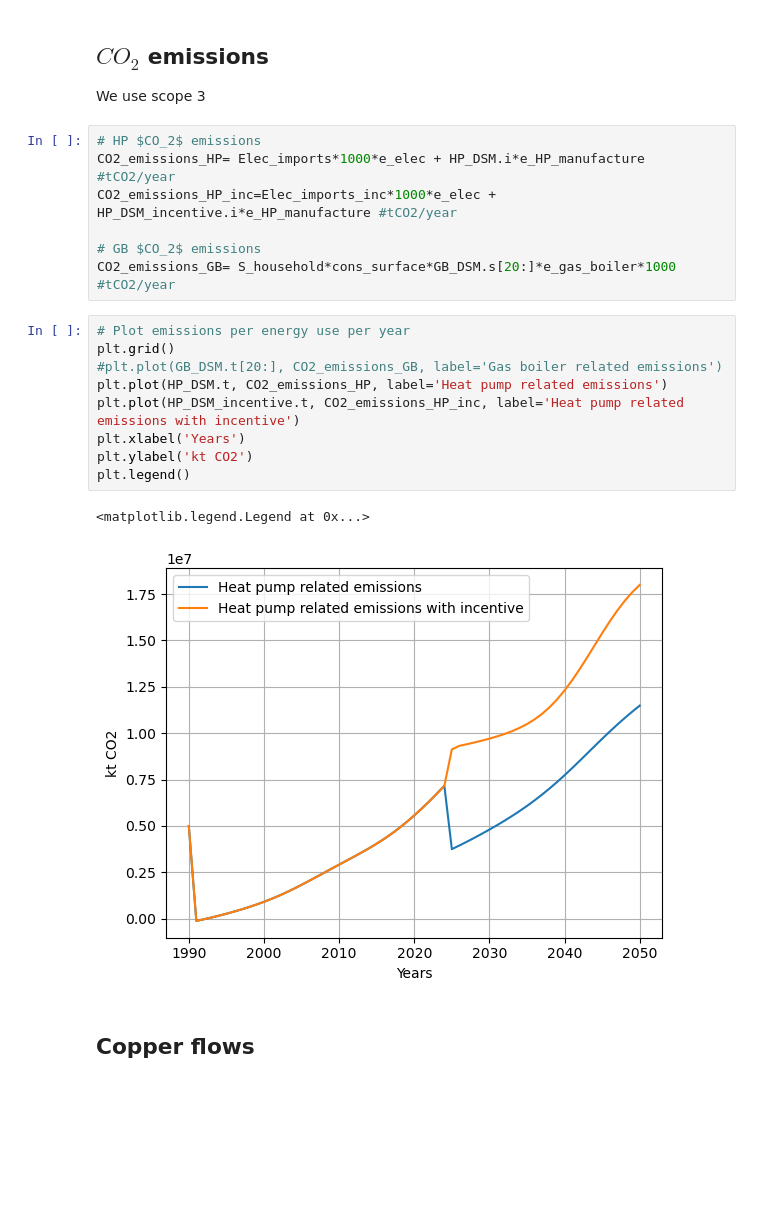
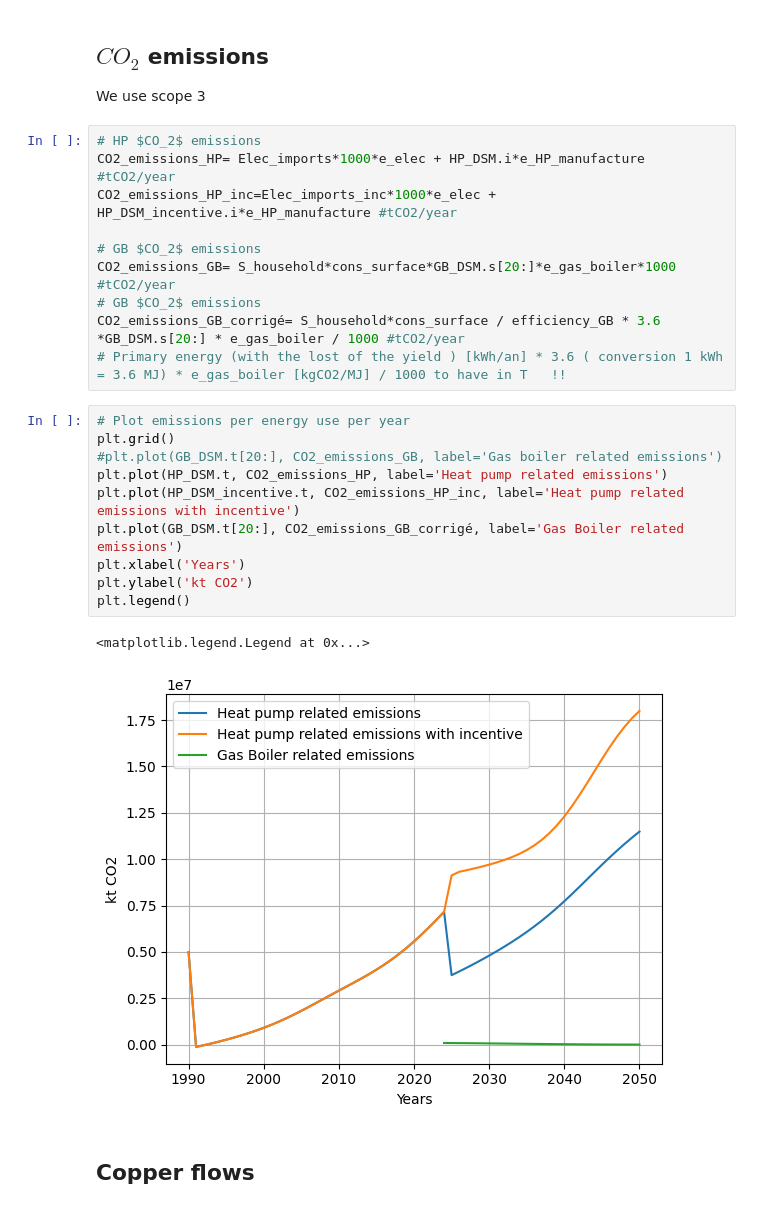
Before and after one commit to Margaux-Ccd/MFA_HeatPumps, a Jupyter notebook: Dynamic_MFA/Dynamic_HP.ipynb, the cells around one changed output. Cells and saved outputs as stored; diff of their text form; blank space fills up the shorter version.

```diff
--- a/Dynamic_MFA/Dynamic_HP.ipynb
+++ b/Dynamic_MFA/Dynamic_HP.ipynb
@@ -421,18 +444,22 @@ CO2_emissions_HP_inc=Elec_imports_inc*1000*e_elec + HP_DSM_incentive.i*e_HP_manu
 
 # GB $CO_2$ emissions
 CO2_emissions_GB= S_household*cons_surface*GB_DSM.s[20:]*e_gas_boiler*1000 #tCO2/year
+# GB $CO_2$ emissions
+CO2_emissions_GB_corrigé= S_household*cons_surface / efficiency_GB * 3.6 *GB_DSM.s[20:] * e_gas_boiler / 1000 #tCO2/year
+# Primary energy (with the lost of the yield ) [kWh/an] * 3.6 ( conversion 1 kWh = 3.6 MJ) * e_gas_boiler [kgCO2/MJ] / 1000 to have in T   !!
 # %%
 # Plot emissions per energy use per year
 plt.grid()
 #plt.plot(GB_DSM.t[20:], CO2_emissions_GB, label='Gas boiler related emissions')
 plt.plot(HP_DSM.t, CO2_emissions_HP, label='Heat pump related emissions')
 plt.plot(HP_DSM_incentive.t, CO2_emissions_HP_inc, label='Heat pump related emissions with incentive')
+plt.plot(GB_DSM.t[20:], CO2_emissions_GB_corrigé, label='Gas Boiler related emissions')
 plt.xlabel('Years')
 plt.ylabel('kt CO2')
 plt.legend()
 # %% [output]
 <matplotlib.legend.Legend at 0x...>
-[figure, old version]
+[figure, new version]
 # %% [markdown]
 ## Copper flows
 # %%
```
Also changed, not shown: parts of 17 cells of this notebook.
